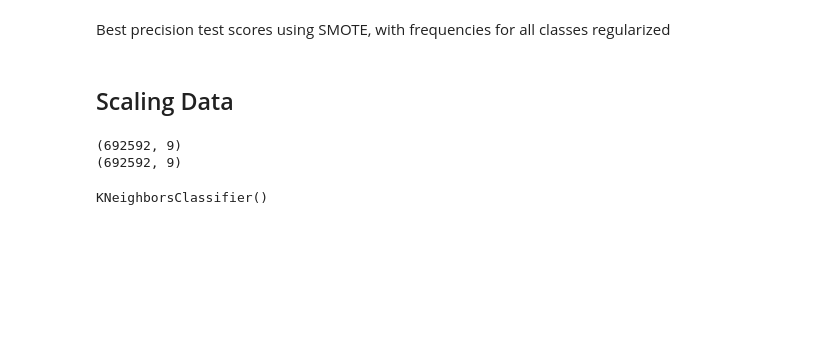
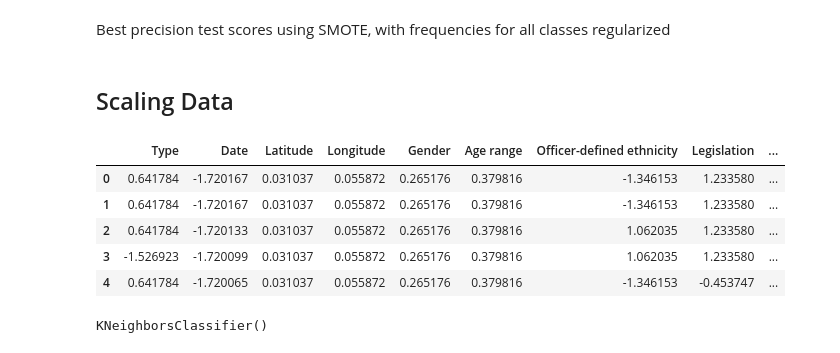
Before and after one commit to MQumairi/intro_to_ai_coursework, a Jupyter notebook: src/K Nearest Neighbor.ipynb, the cells around one changed output. Cells and saved outputs as stored; diff of their text form; code cells hidden in the pictures; blank space fills up the shorter version.

```diff
--- a/src/K Nearest Neighbor.ipynb
+++ b/src/K Nearest Neighbor.ipynb
@@ -505,15 +505,16 @@ F1 Score (Test): 31%
 Best precision test scores using SMOTE, with frequencies for all classes regularized
 # %% [markdown]
 ## Scaling Data
-# %%
-# X_smote, y_smote
-scaler = StandardScaler()
-
-X_train_scaled = scaler.fit_transform(X_smote)
-X_test_scaled = scaler.fit_transform(X_test)
-
-print(X_train_scaled.shape)
-print(X_smote.shape)
-# %% [output]
-(692592, 9)
-(692592, 9)
+# %%
+scaler = StandardScaler()
+features_scaled = scaler.fit_transform(features)
+X_scaled = pd.DataFrame(features_scaled, columns=data.drop("Outcome", axis=1).columns)
+
+X_scaled.head()
+# %% [output]
+|  | Type | Date | Latitude | Longitude | Gender | Age range | Officer-defined ethnicity | Legislation | ... |
+| 0 | 0.641784 | -1.720167 | 0.031037 | 0.055872 | 0.265176 | 0.379816 | -1.346153 | 1.233580 | ... |
+| 1 | 0.641784 | -1.720167 | 0.031037 | 0.055872 | 0.265176 | 0.379816 | -1.346153 | 1.233580 | ... |
+| 2 | 0.641784 | -1.720133 | 0.031037 | 0.055872 | 0.265176 | 0.379816 | 1.062035 | 1.233580 | ... |
+| 3 | -1.526923 | -1.720099 | 0.031037 | 0.055872 | 0.265176 | 0.379816 | 1.062035 | 1.233580 | ... |
+| 4 | 0.641784 | -1.720065 | 0.031037 | 0.055872 | 0.265176 | 0.379816 | -1.346153 | -0.453747 | ... |
```
Also changed, not shown: parts of 33 cells of this notebook, 2 other files.
